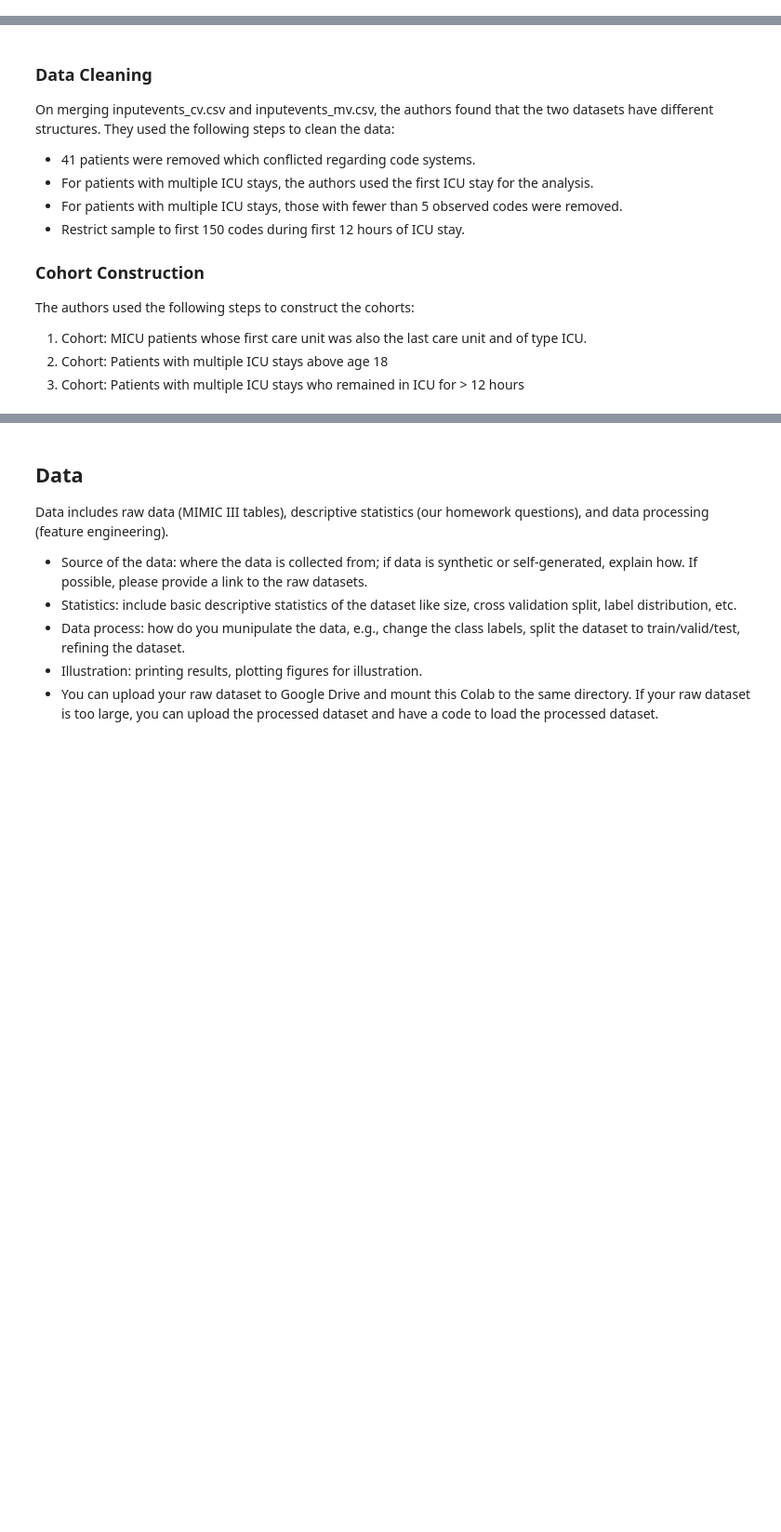
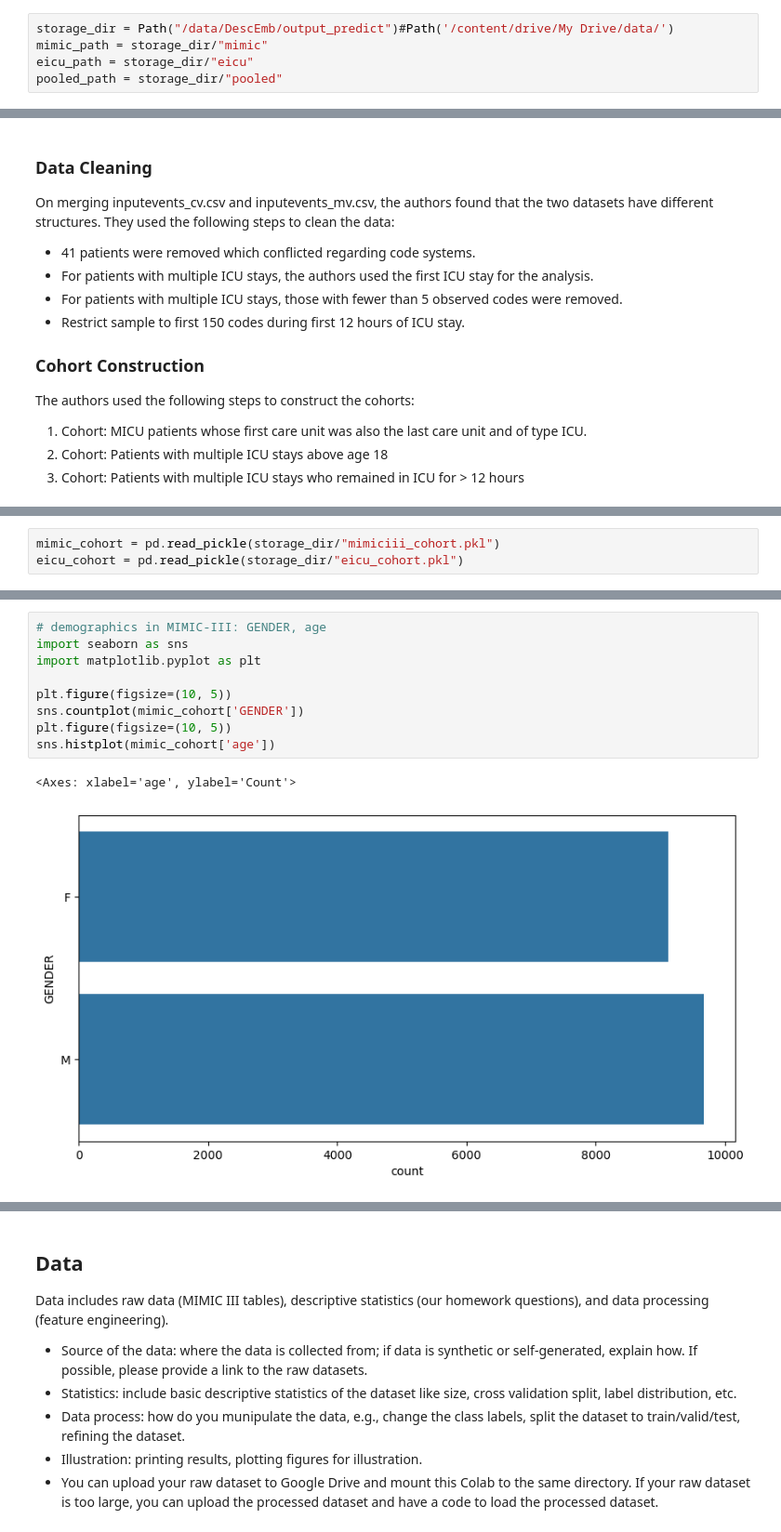
Before and after one commit to constantinkappel/dlh_project, a Jupyter notebook: DL4H_Team_86_normank2_ajangid2_daniel43.ipynb, the cells around one changed output, grey strips where cells are left out. Shown at 93% size. Drawn from its saved outputs; the diff is of its cells as text; blank space fills up the shorter version.

Commit message:
Added to Methods, Data, EDA, new requirements

```diff
--- a/DL4H_Team_86_normank2_ajangid2_daniel43.ipynb
+++ b/DL4H_Team_86_normank2_ajangid2_daniel43.ipynb
@@ -127,0 +136,5 @@ Each of these sources is available in two different datasets: MIMIC-III and eICU
+# %%
+storage_dir = Path("/data/DescEmb/output_predict")#Path('/content/drive/My Drive/data/')
+mimic_path = storage_dir/"mimic"
+eicu_path = storage_dir/"eicu"
+pooled_path = storage_dir/"pooled"
@@ -146,0 +213,3 @@ from google.colab import drive
+# %%
+mimic_cohort = pd.read_pickle(storage_dir/"mimiciii_cohort.pkl")
+eicu_cohort = pd.read_pickle(storage_dir/"eicu_cohort.pkl")
@@ -146,0 +271,12 @@ from google.colab import drive
+# %%
+# demographics in MIMIC-III: GENDER, age
+import seaborn as sns
+import matplotlib.pyplot as plt
+
+plt.figure(figsize=(10, 5))
+sns.countplot(mimic_cohort['GENDER'])
+plt.figure(figsize=(10, 5))
+sns.histplot(mimic_cohort['age'])
+# %% [output]
+<Axes: xlabel='age', ylabel='Count'>
+[figure, added]
```
Also changed, not shown: parts of 26 cells of this notebook, 12 other files.
